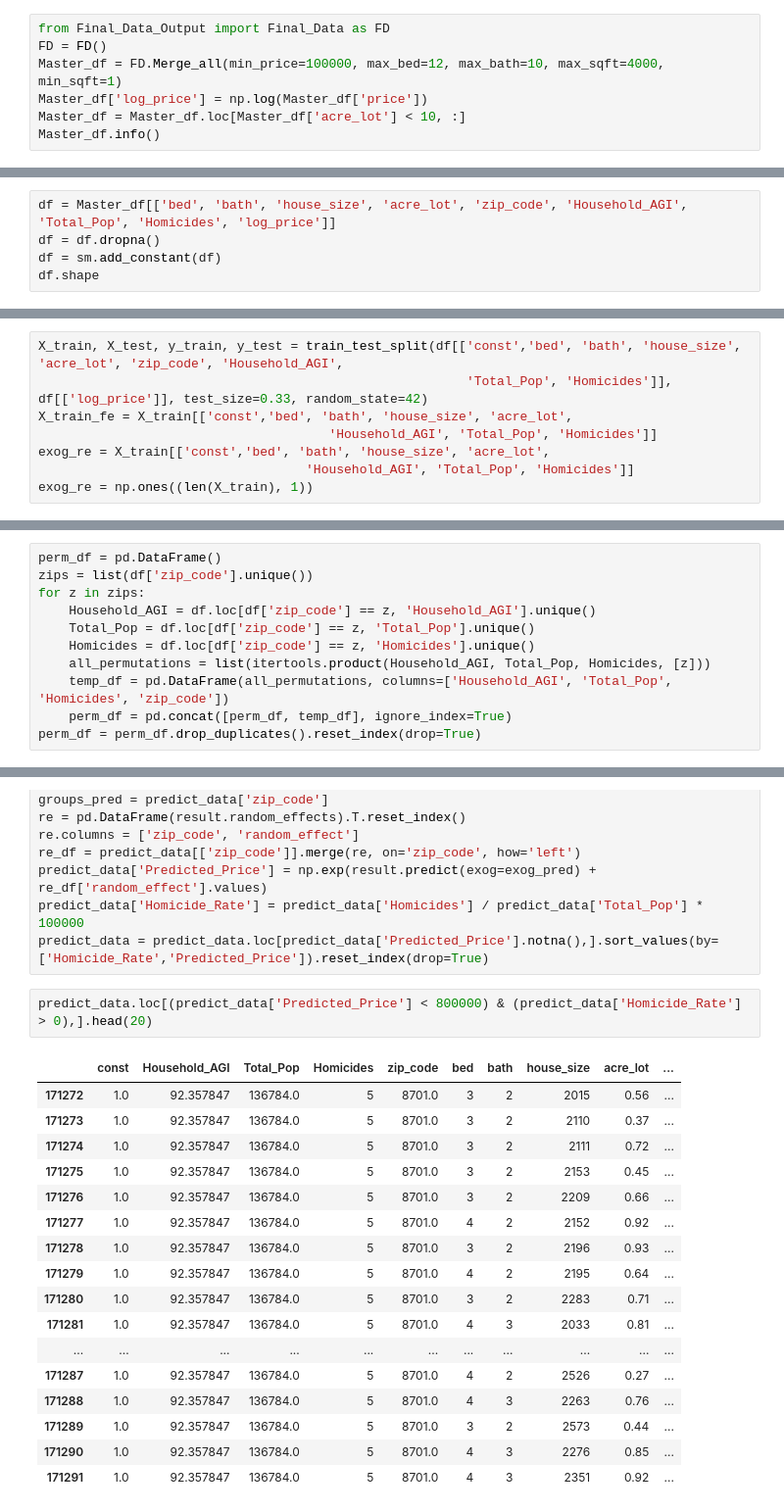
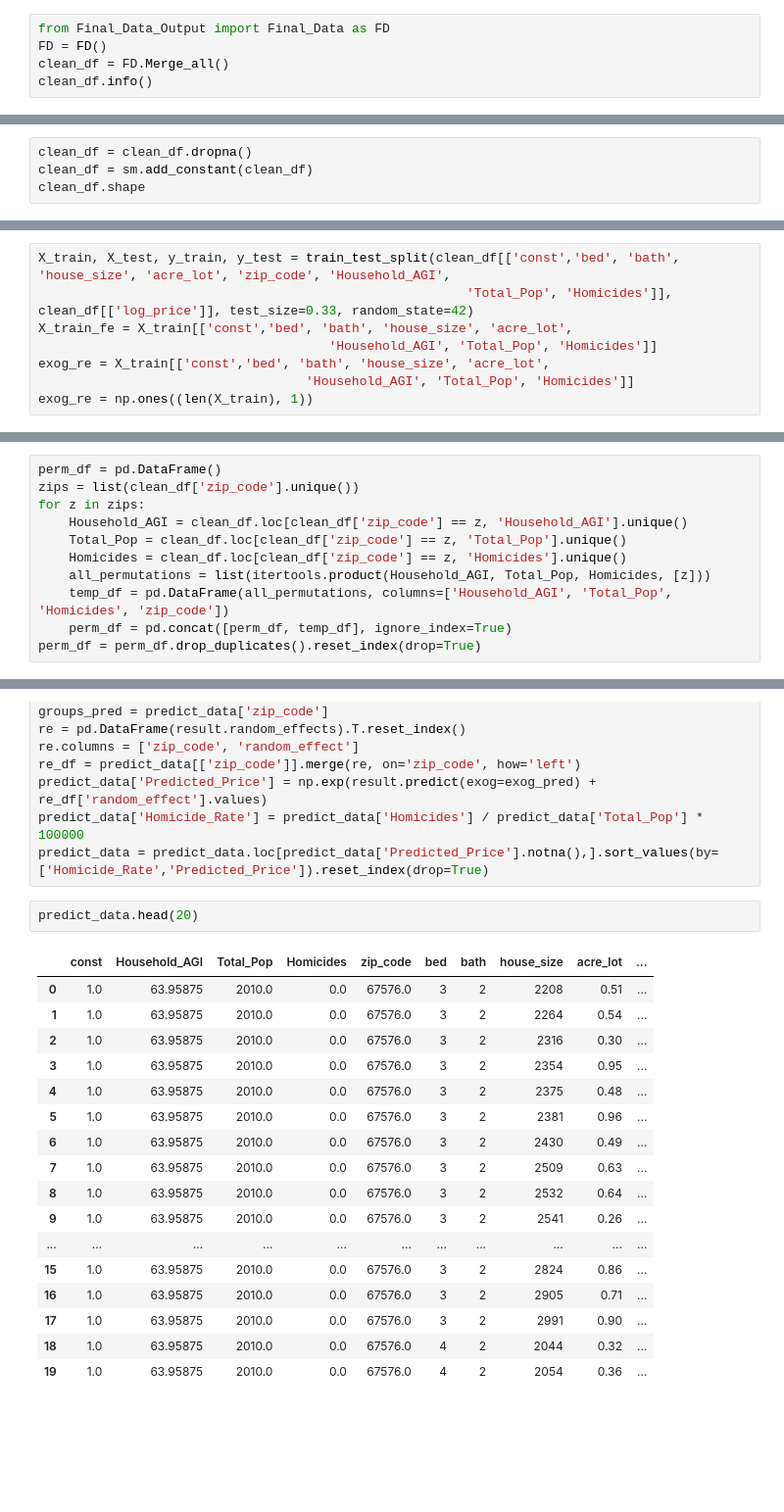
Before and after one commit to et-lang225/House_Prices_Project, a Jupyter notebook: statsmod_GLMM.ipynb, the cells around one changed output, grey strips where cells are left out. Shown: that part at 98% size. Drawn from its saved outputs; the diff is of its cells as text; blank space fills up the shorter version.

```diff
--- a/statsmod_GLMM.ipynb
+++ b/statsmod_GLMM.ipynb
@@ -29,9 +29,7 @@ Loading: C:\Users\ej_la\.cache\kagglehub\datasets\ahmedshahriarsakib\usa-real-es
 # %%
 from Final_Data_Output import Final_Data as FD
 FD = FD()
-Master_df = FD.Merge_all(min_price=100000, max_bed=12, max_bath=10, max_sqft=4000, min_sqft=1)
-Master_df['log_price'] = np.log(Master_df['price'])
-Master_df = Master_df.loc[Master_df['acre_lot'] < 10, :]
-Master_df.info()
+clean_df = FD.Merge_all()
+clean_df.info()
 # %% [output]
 <class 'pandas.core.frame.DataFrame'>
@@ -54,6 +54,5 @@ memory usage: 398.9+ MB
 # %%
-df = Master_df[['bed', 'bath', 'house_size', 'acre_lot', 'zip_code', 'Household_AGI', 'Total_Pop', 'Homicides', 'log_price']]
-df = df.dropna()
-df = sm.add_constant(df)
-df.shape
+clean_df = clean_df.dropna()
+clean_df = sm.add_constant(clean_df)
+clean_df.shape
 # %% [output]
@@ -80,6 +82,6 @@ df.corr()
 # %%
-X_train, X_test, y_train, y_test = train_test_split(df[['const','bed', 'bath', 'house_size', 'acre_lot', 'zip_code', 'Household_AGI',
-                                                        'Total_Pop', 'Homicides']], df[['log_price']], test_size=0.33, random_state=42)
+X_train, X_test, y_train, y_test = train_test_split(clean_df[['const','bed', 'bath', 'house_size', 'acre_lot', 'zip_code', 'Household_AGI',
+                                                        'Total_Pop', 'Homicides']], clean_df[['log_price']], test_size=0.33, random_state=42)
 X_train_fe = X_train[['const','bed', 'bath', 'house_size', 'acre_lot',
                                       'Household_AGI', 'Total_Pop', 'Homicides']]
 exog_re = X_train[['const','bed', 'bath', 'house_size', 'acre_lot',
@@ -123,10 +125,10 @@ Proportion of Variance Explained: 0.8462
 # %%
 perm_df = pd.DataFrame()
-zips = list(df['zip_code'].unique())
+zips = list(clean_df['zip_code'].unique())
 for z in zips:
-    Household_AGI = df.loc[df['zip_code'] == z, 'Household_AGI'].unique()
-    Total_Pop = df.loc[df['zip_code'] == z, 'Total_Pop'].unique()
-    Homicides = df.loc[df['zip_code'] == z, 'Homicides'].unique()
+    Household_AGI = clean_df.loc[clean_df['zip_code'] == z, 'Household_AGI'].unique()
+    Total_Pop = clean_df.loc[clean_df['zip_code'] == z, 'Total_Pop'].unique()
+    Homicides = clean_df.loc[clean_df['zip_code'] == z, 'Homicides'].unique()
     all_permutations = list(itertools.product(Household_AGI, Total_Pop, Homicides, [z]))
     temp_df = pd.DataFrame(all_permutations, columns=['Household_AGI', 'Total_Pop', 'Homicides', 'zip_code'])
     perm_df = pd.concat([perm_df, temp_df], ignore_index=True)
@@ -159,22 +161,22 @@ predict_data['Predicted_Price'] = np.exp(result.predict(exog=exog_pred) + re_df[
 predict_data['Homicide_Rate'] = predict_data['Homicides'] / predict_data['Total_Pop'] * 100000
 predict_data = predict_data.loc[predict_data['Predicted_Price'].notna(),].sort_values(by=['Homicide_Rate','Predicted_Price']).reset_index(drop=True)
 # %%
-predict_data.loc[(predict_data['Predicted_Price'] < 800000) & (predict_data['Homicide_Rate'] > 0),].head(20)
+predict_data.head(20)
 # %% [output]
 |  | const | Household_AGI | Total_Pop | Homicides | zip_code | bed | bath | house_size | acre_lot | ... |
-| 171272 | 1.0 | 92.357847 | 136784.0 | 5 | 8701.0 | 3 | 2 | 2015 | 0.56 | ... |
-| 171273 | 1.0 | 92.357847 | 136784.0 | 5 | 8701.0 | 3 | 2 | 2110 | 0.37 | ... |
-| 171274 | 1.0 | 92.357847 | 136784.0 | 5 | 8701.0 | 3 | 2 | 2111 | 0.72 | ... |
-| 171275 | 1.0 | 92.357847 | 136784.0 | 5 | 8701.0 | 3 | 2 | 2153 | 0.45 | ... |
-| 171276 | 1.0 | 92.357847 | 136784.0 | 5 | 8701.0 | 3 | 2 | 2209 | 0.66 | ... |
-| 171277 | 1.0 | 92.357847 | 136784.0 | 5 | 8701.0 | 4 | 2 | 2152 | 0.92 | ... |
-| 171278 | 1.0 | 92.357847 | 136784.0 | 5 | 8701.0 | 3 | 2 | 2196 | 0.93 | ... |
-| 171279 | 1.0 | 92.357847 | 136784.0 | 5 | 8701.0 | 4 | 2 | 2195 | 0.64 | ... |
-| 171280 | 1.0 | 92.357847 | 136784.0 | 5 | 8701.0 | 3 | 2 | 2283 | 0.71 | ... |
-| 171281 | 1.0 | 92.357847 | 136784.0 | 5 | 8701.0 | 4 | 3 | 2033 | 0.81 | ... |
+| 0 | 1.0 | 63.95875 | 2010.0 | 0.0 | 67576.0 | 3 | 2 | 2208 | 0.51 | ... |
+| 1 | 1.0 | 63.95875 | 2010.0 | 0.0 | 67576.0 | 3 | 2 | 2264 | 0.54 | ... |
+| 2 | 1.0 | 63.95875 | 2010.0 | 0.0 | 67576.0 | 3 | 2 | 2316 | 0.30 | ... |
+| 3 | 1.0 | 63.95875 | 2010.0 | 0.0 | 67576.0 | 3 | 2 | 2354 | 0.95 | ... |
+| 4 | 1.0 | 63.95875 | 2010.0 | 0.0 | 67576.0 | 3 | 2 | 2375 | 0.48 | ... |
+| 5 | 1.0 | 63.95875 | 2010.0 | 0.0 | 67576.0 | 3 | 2 | 2381 | 0.96 | ... |
+| 6 | 1.0 | 63.95875 | 2010.0 | 0.0 | 67576.0 | 3 | 2 | 2430 | 0.49 | ... |
+| 7 | 1.0 | 63.95875 | 2010.0 | 0.0 | 67576.0 | 3 | 2 | 2509 | 0.63 | ... |
+| 8 | 1.0 | 63.95875 | 2010.0 | 0.0 | 67576.0 | 3 | 2 | 2532 | 0.64 | ... |
+| 9 | 1.0 | 63.95875 | 2010.0 | 0.0 | 67576.0 | 3 | 2 | 2541 | 0.26 | ... |
 | ... | ... | ... | ... | ... | ... | ... | ... | ... | ... | ... |
-| 171287 | 1.0 | 92.357847 | 136784.0 | 5 | 8701.0 | 4 | 2 | 2526 | 0.27 | ... |
-| 171288 | 1.0 | 92.357847 | 136784.0 | 5 | 8701.0 | 4 | 3 | 2263 | 0.76 | ... |
-| 171289 | 1.0 | 92.357847 | 136784.0 | 5 | 8701.0 | 3 | 2 | 2573 | 0.44 | ... |
-| 171290 | 1.0 | 92.357847 | 136784.0 | 5 | 8701.0 | 4 | 3 | 2276 | 0.85 | ... |
-| 171291 | 1.0 | 92.357847 | 136784.0 | 5 | 8701.0 | 4 | 3 | 2351 | 0.92 | ... |
+| 15 | 1.0 | 63.95875 | 2010.0 | 0.0 | 67576.0 | 3 | 2 | 2824 | 0.86 | ... |
+| 16 | 1.0 | 63.95875 | 2010.0 | 0.0 | 67576.0 | 3 | 2 | 2905 | 0.71 | ... |
+| 17 | 1.0 | 63.95875 | 2010.0 | 0.0 | 67576.0 | 3 | 2 | 2991 | 0.90 | ... |
+| 18 | 1.0 | 63.95875 | 2010.0 | 0.0 | 67576.0 | 4 | 2 | 2044 | 0.32 | ... |
+| 19 | 1.0 | 63.95875 | 2010.0 | 0.0 | 67576.0 | 4 | 2 | 2054 | 0.36 | ... |
```
Also changed, not shown: parts of 7 cells of this notebook, 1 other file.
